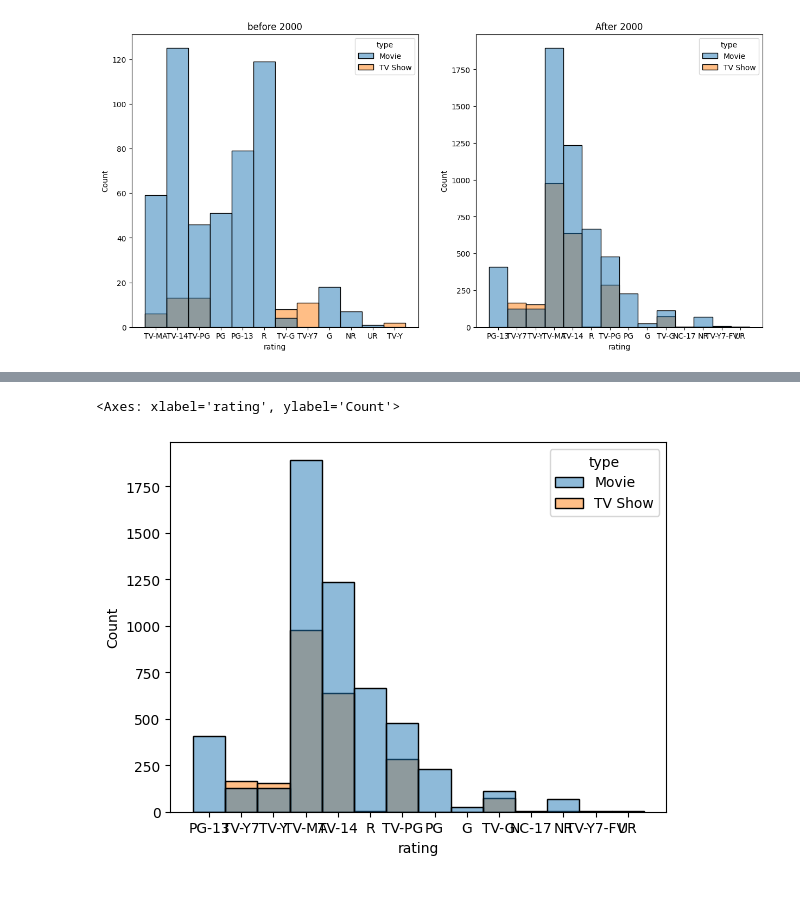
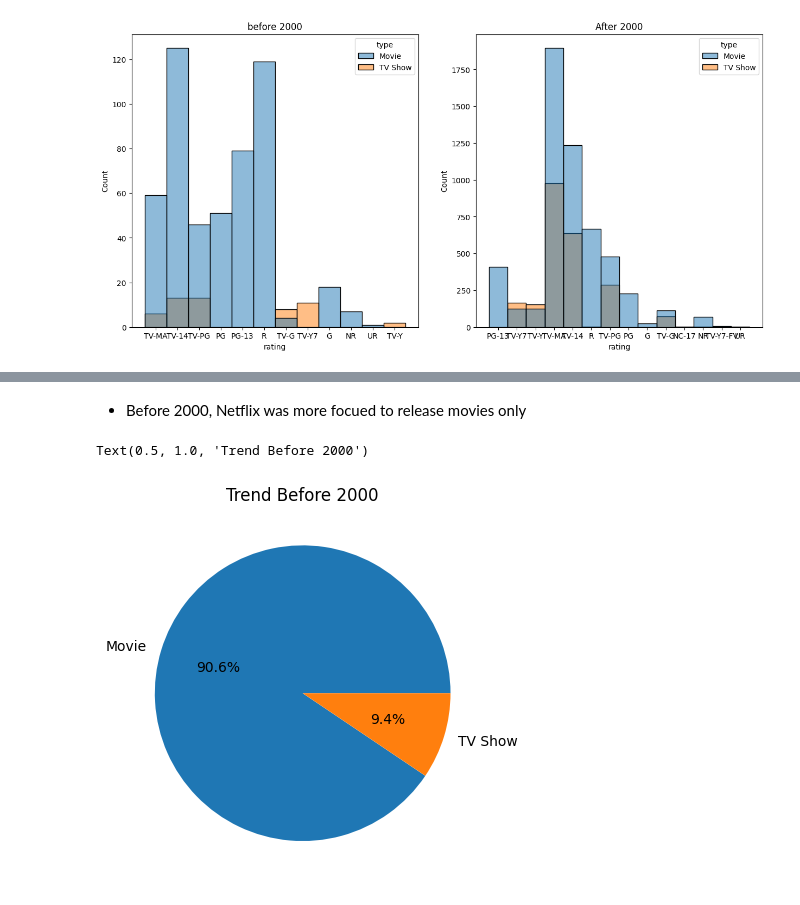
Before and after one commit to MOHIT282/Machine-Learning, a Jupyter notebook: august(4-6)/visualization/netflix-visualization.ipynb, the cells around one changed output, grey strips where cells are left out. Saved outputs shown, nothing was run; the diff lists cells and outputs as text; code cells hidden in the pictures.

Commit message:
Found some insights in netflix dataset

```diff
--- a/august(4-6)/visualization/netflix-visualization.ipynb
+++ b/august(4-6)/visualization/netflix-visualization.ipynb
@@ -115,5 +100,8 @@ sns.histplot(data=before_2000, x='rating',hue='type')
-# %%
-sns.histplot(data=after_2000, x='rating',hue='type')
-# %% [output]
-<Axes: xlabel='rating', ylabel='Count'>
-[figure, removed]
+# %% [markdown]
+- Before 2000, Netflix was more focued to release movies only
+# %%
+plt.pie(x= before_2000.type.value_counts().tolist(), labels=[i for i in before_2000.type.unique()], autopct='%.1f%%')
+plt.title('Trend Before 2000')
+# %% [output]
+Text(0.5, 1.0, 'Trend Before 2000')
+[figure, added]
```
Also changed, not shown: parts of 11 cells of this notebook.
